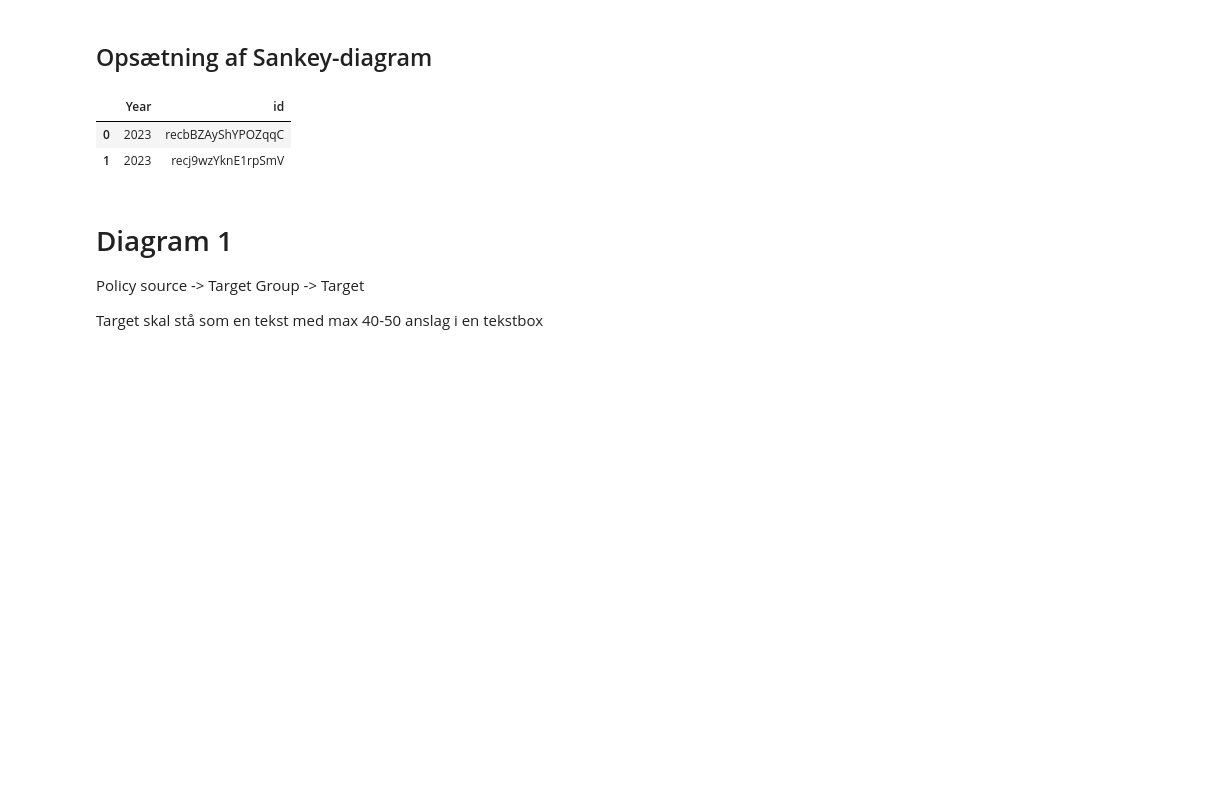
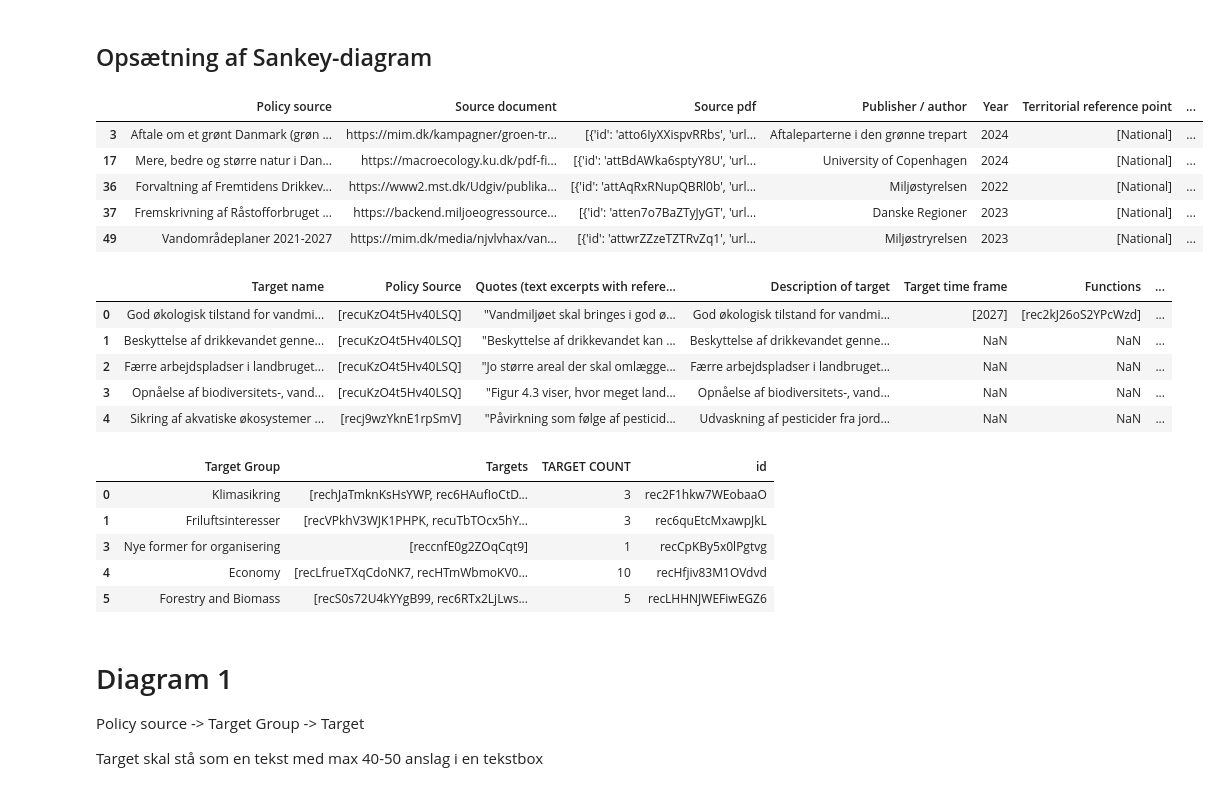
Before and after one commit to Esbern/Sankey-diagrams, a Jupyter notebook: genneral sankey.ipynb, the cells around one changed output. Cells and saved outputs as stored; diff of their text form; code cells hidden in the pictures; blank space fills up the shorter version.

Commit message:
Tabel fortsat

```diff
--- a/genneral sankey.ipynb
+++ b/genneral sankey.ipynb
@@ -182,14 +182,31 @@ def create_sankey_diagram(tables, title="Sankey Diagram"):
 # %%
 tabel0=tables[0].data
 tabel1=tables[1].data
-tabel0=tables[0].data
+tabel2=tables[2].data
 results = duckdb.sql("SELECT Year, id FROM tabel0 where Year=2023").df()
 
-results.head()
+display(tabel0.head())
+display(tabel1.head())
+display(tabel2.head())
 # %% [output]
-|  | Year | id |
-| 0 | 2023 | recbBZAyShYPOZqqC |
-| 1 | 2023 | recj9wzYknE1rpSmV |
+|  | Policy source | Source document | Source pdf | Publisher / author | Year | Territorial reference point | ... |
+| 3 | Aftale om et grønt Danmark (grøn ... | https://mim.dk/kampagner/groen-tr... | [{'id': 'atto6IyXXispvRRbs', 'url... | Aftaleparterne i den grønne trepart | 2024 | [National] | ... |
+| 17 | Mere, bedre og større natur i Dan... | https://macroecology.ku.dk/pdf-fi... | [{'id': 'attBdAWka6sptyY8U', 'url... | University of Copenhagen | 2024 | [National] | ... |
+| 36 | Forvaltning af Fremtidens Drikkev... | https://www2.mst.dk/Udgiv/publika... | [{'id': 'attAqRxRNupQBRl0b', 'url... | Miljøstyrelsen | 2022 | [National] | ... |
+| 37 | Fremskrivning af Råstofforbruget ... | https://backend.miljoeogressource... | [{'id': 'atten7o7BaZTyJyGT', 'url... | Danske Regioner | 2023 | [National] | ... |
+| 49 | Vandområdeplaner 2021-2027 | https://mim.dk/media/njvlvhax/van... | [{'id': 'attwrZZzeTZTRvZq1', 'url... | Miljøstryrelsen | 2023 | [National] | ... |
+|  | Target name | Policy Source | Quotes (text excerpts with refere... | Description of target | Target time frame | Functions | ... |
+| 0 | God økologisk tilstand for vandmi... | [recuKzO4t5Hv40LSQ] | "Vandmiljøet skal bringes i god ø... | God økologisk tilstand for vandmi... | [2027] | [rec2kJ26oS2YPcWzd] | ... |
+| 1 | Beskyttelse af drikkevandet genne... | [recuKzO4t5Hv40LSQ] | "Beskyttelse af drikkevandet kan ... | Beskyttelse af drikkevandet genne... | NaN | NaN | ... |
+| 2 | Færre arbejdspladser i landbruget... | [recuKzO4t5Hv40LSQ] | "Jo større areal der skal omlægge... | Færre arbejdspladser i landbruget... | NaN | NaN | ... |
+| 3 | Opnåelse af biodiversitets-, vand... | [recuKzO4t5Hv40LSQ] | "Figur 4.3 viser, hvor meget land... | Opnåelse af biodiversitets-, vand... | NaN | NaN | ... |
+| 4 | Sikring af akvatiske økosystemer ... | [recj9wzYknE1rpSmV] | "Påvirkning som følge af pesticid... | Udvaskning af pesticider fra jord... | NaN | NaN | ... |
+|  | Target Group | Targets | TARGET COUNT | id |
+| 0 | Klimasikring | [rechJaTmknKsHsYWP, rec6HAufIoCtD... | 3 | rec2F1hkw7WEobaaO |
+| 1 | Friluftsinteresser | [recVPkhV3WJK1PHPK, recuTbTOcx5hY... | 3 | rec6quEtcMxawpJkL |
+| 3 | Nye former for organisering | [reccnfE0g2ZOqCqt9] | 1 | recCpKBy5x0lPgtvg |
+| 4 | Economy | [recLfrueTXqCdoNK7, recHTmWbmoKV0... | 10 | recHfjiv83M1OVdvd |
+| 5 | Forestry and Biomass | [recS0s72U4kYYgB99, rec6RTx2LjLws... | 5 | recLHHNJWEFiwEGZ6 |
 # %% [markdown]
 # Diagram 1
 Policy source -> Target Group -> Target
```
